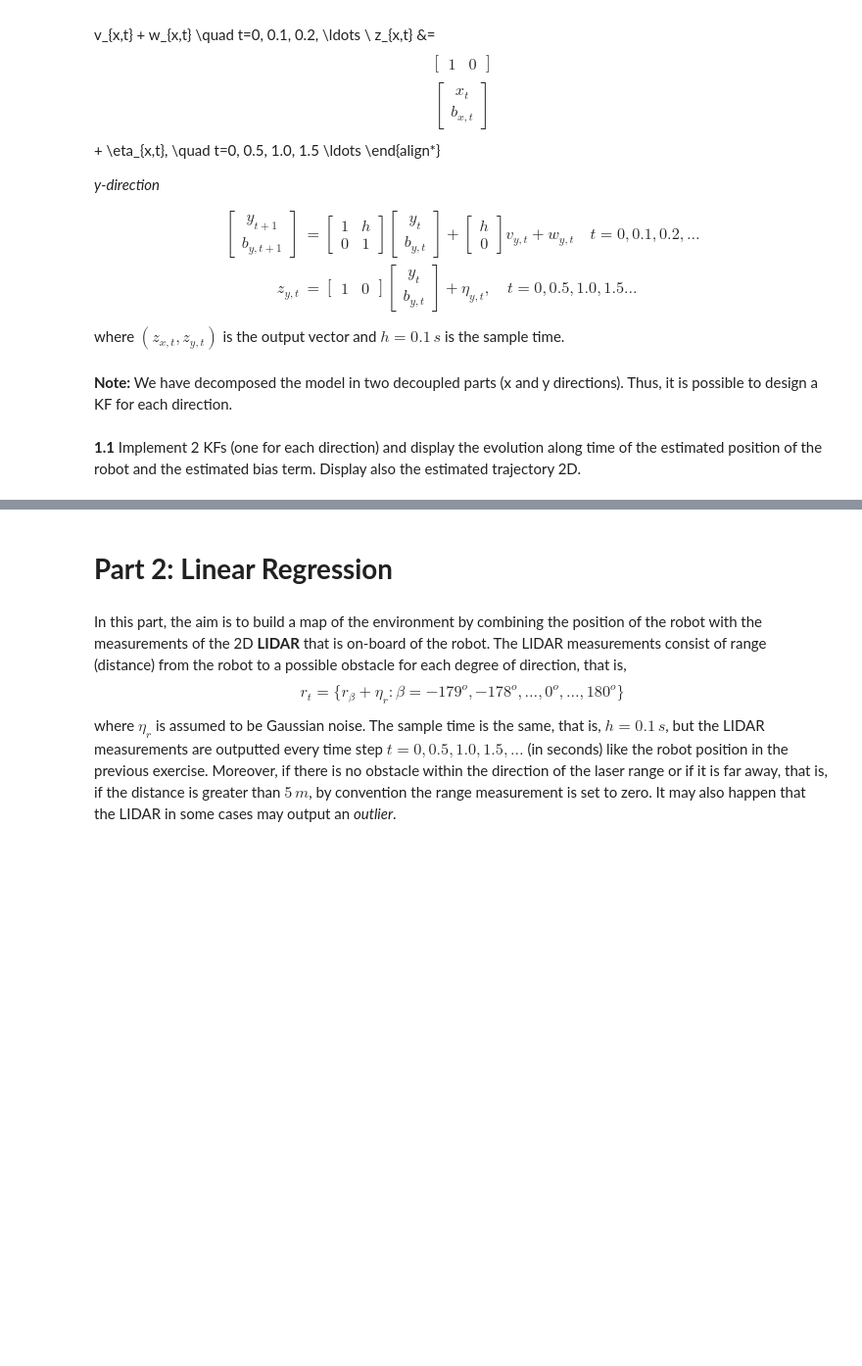
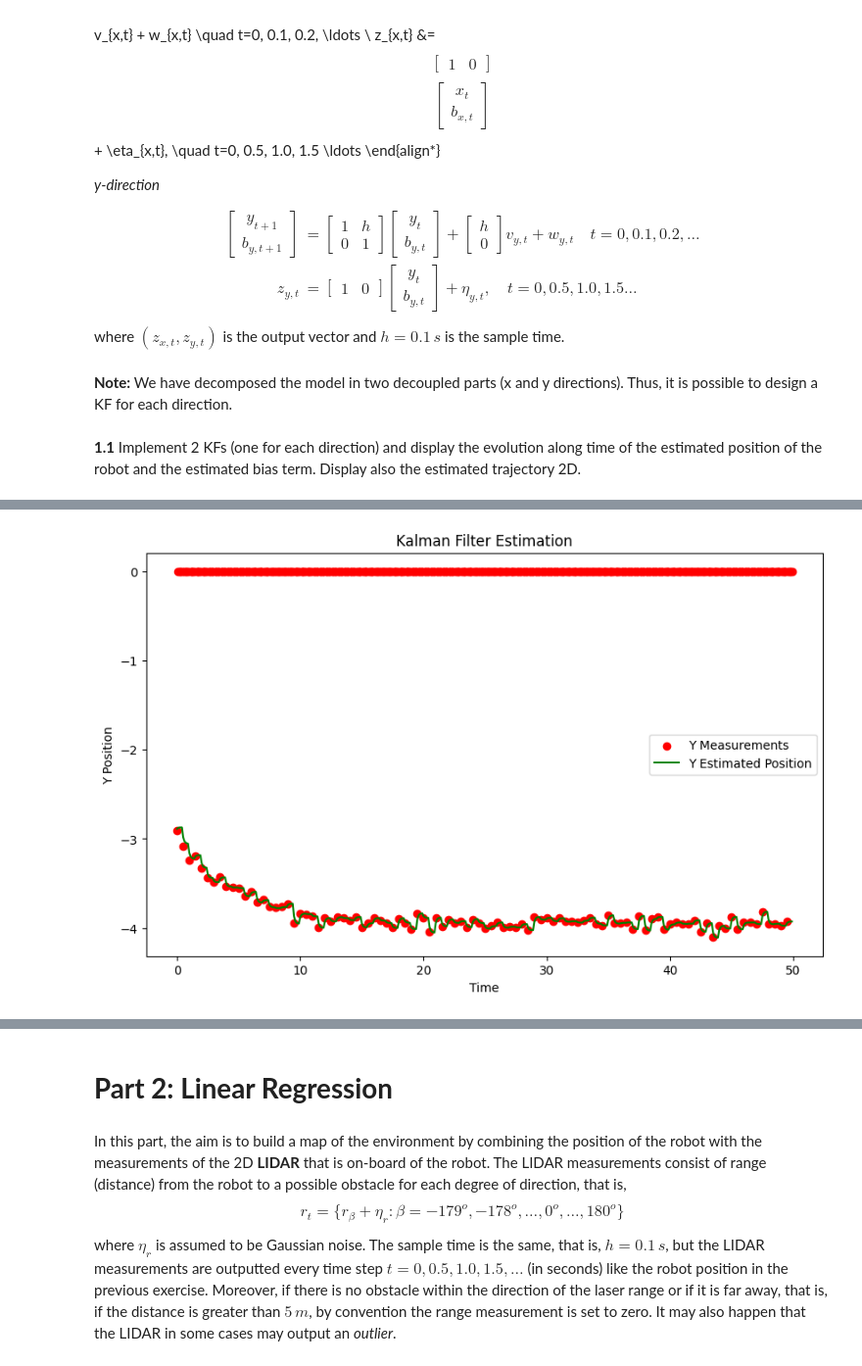
Before and after one commit to brumocas/ML_Projects, a Jupyter notebook: Proj1/ML_project1.ipynb, the cells around one changed output, grey strips where cells are left out. Shown at 98% size. Saved outputs shown, nothing was run; the diff lists cells and outputs as text; code cells hidden in the pictures; blank space fills up the shorter version.

```diff
--- a/Proj1/ML_project1.ipynb
+++ b/Proj1/ML_project1.ipynb
@@ -339,0 +347,81 @@ plt.show()
+# %%
+
+#Inter sample time
+dt = time[1] - time[0]
+
+bias_y = 1
+# init state
+X = np.array([ [y[0]], [bias_y] ])
+
+# ini Covar
+P = np.array( [ [ 1, 0.0],
+                [ 0.0, 1] ]) * 10
+
+# state matrix
+A = np.array( [ [ 1, dt ],
+                [ 0.0, 1] ])
+
+# input effect matrix
+B = np.array( [ [dt], [0.0] ])
+
+# meas matrix
+H = np.array( [ [1.0, 0.0] ])
+
+# meas noise
+R = np.array( [ [1.0] ]) * 10
+
+# process noise
+Q = np.array(np.eye(2) * 10 )
+
+# Kalman Filter loop
+
+N_iter = len(time)    # implies dt*N_iter seconds
+
+estimated_y = []
+estimated_y_bias = []
+for t in arange(0, N_iter):
+
+  U = np.array( [ [vy[t]] ])
+  (X, P) = kf_predict(X, P, A, Q, B, U)
+
+  # Option 1
+  if t%5 ==0:
+    Z = np.array( [ [y[t]] ])
+  (X, P) = kf_update(X, P, Z, H, R)
+
+
+  # Save the estimated position   for plotting
+  estimated_y.append(X[0])
+  estimated_y_bias.append(X[1])
+
+# End For Loop
+estimated_y = np.array(estimated_y)
+estimated_y_bias = np.array(estimated_y_bias)
+
+
+# Increase the figure size
+plt.figure(figsize=(10, 6))
+
+# Plotting the results
+#plt.plot(time, y, label='True Position', color='blue')
+plt.scatter(time, y, label='Y Measurements', color='red', marker='o')
+plt.plot(time, estimated_y, label='Y Estimated Position', color='green')
+
+plt.xlabel('Time')
+plt.ylabel('Y Position')
+plt.legend()
+plt.title('Kalman Filter Estimation')
+plt.show()
+
+plt.figure(figsize=(10, 6))
+
+# Plotting the results
+plt.plot(time, estimated_y_bias, label='Y Estimated Bias', color='green')
+
+plt.xlabel('Time')
+plt.ylabel('Y Bias Term')
+plt.legend()
+plt.title('Kalman Filter Estimation')
+plt.show()
+# %% [output]
+[figure, added]
```
Also changed, not shown: parts of 7 cells of this notebook.
